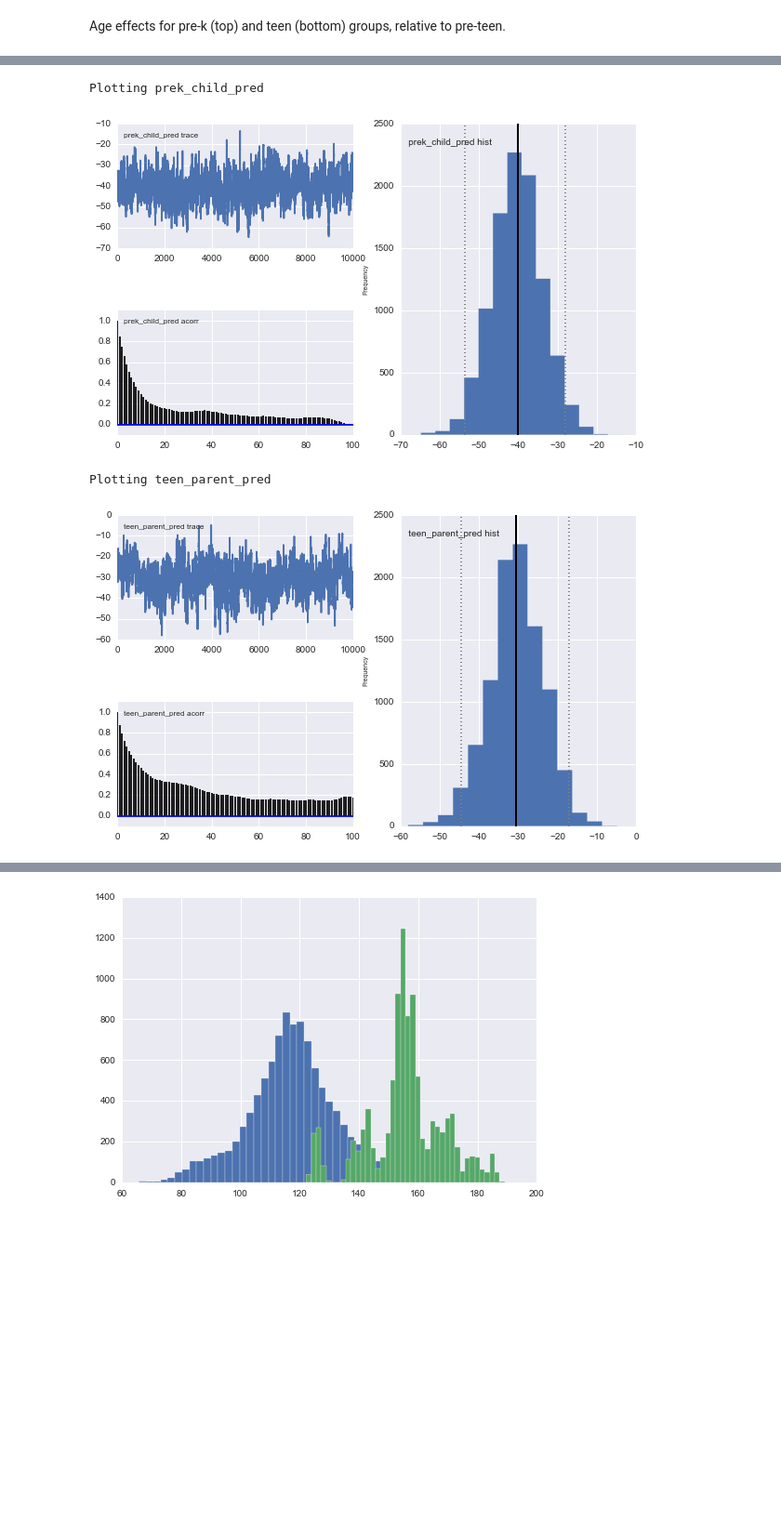
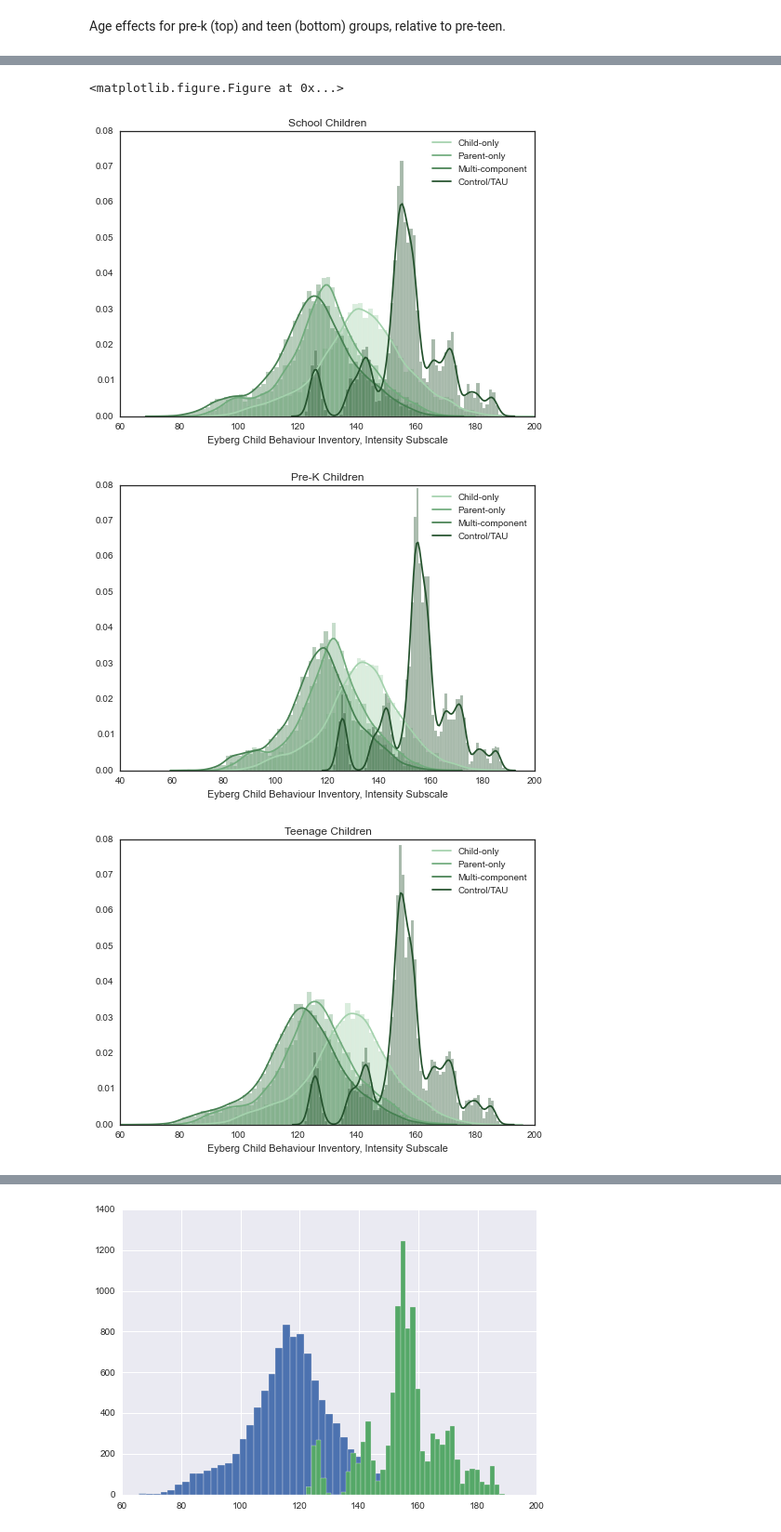
Before and after one commit to fonnesbeck/disruptive_behavior_disorder_MA, a Jupyter notebook: Disruptive Behavior Disorder Meta-analysis.ipynb, the cells around one changed output, grey strips where cells are left out. Shown at 93% size. Drawn from its saved outputs; the diff is of its cells as text; code cells hidden in the pictures; blank space fills up the shorter version.

Commit message:
Updated plots

```diff
--- a/Disruptive Behavior Disorder Meta-analysis.ipynb
+++ b/Disruptive Behavior Disorder Meta-analysis.ipynb
@@ -617,3 +642,12 @@ teen_parent_pred = pm.Lambda('teen_parent_pred',
+# %%
+prek_raw_pred = pm.Lambda('prek_raw_pred',
+                            lambda mu=baseline, a=alpha_age, b=mu_beta: mu[3] + cbcr_sd*(b + a[0]) )
+# %%
+school_raw_pred = pm.Lambda('school_raw_pred',
+                            lambda mu=baseline, b=mu_beta: mu[3] + cbcr_sd*b )
+# %%
+teen_raw_pred = pm.Lambda('teen_raw_pred',
+                            lambda mu=baseline, a=alpha_age, b=mu_beta: mu[3] + cbcr_sd*(b + a[1]) )
 # %% [markdown]
 Finally, the likelihood is just a normal distribution, with the observed standard error of the treatment effect as the standard deviation of the estimates.
 
@@ -751,10 +785,43 @@ Plotting alpha_age_1
-# %%
-pm.Matplot.plot(prek_multi_pred)
-# %% [output]
-Plotting prek_child_pred
-[figure, removed]
-# %%
-pm.Matplot.plot(teen_parent_pred)
-# %% [output]
-Plotting teen_parent_pred
-[figure, removed]
+# %%
+traces = [[school_intensity_pred, prek_intensity_pred, teen_intensity_pred],
+          [school_problem_pred, prek_problem_pred, teen_problem_pred],
+          [school_tscore_pred, prek_tscore_pred, teen_tscore_pred],
+          [school_raw_pred, prek_raw_pred, teen_raw_pred]]
+# %%
+sb.set(style="white", palette="hot")
+sb.despine(left=True)
+
+#colors = '#fef0d9','#fdcc8a','#fc8d59','#d7301f'
+colors = sb.cubehelix_palette(4, start=2, rot=0, dark=.25, light=.75, reverse=False)
+
+titles = ['School Children', 'Pre-K Children', 'Teenage Children']
+
+for i,measure in enumerate(unique_measures):
+
+    measure_traces = traces[i]
+
+    for j, trace in enumerate(measure_traces):
+
+        x = np.random.choice(analysis_subset[analysis_subset.measure_instrument==measure].baseline_mean, 10000)
+
+        c1, p1, m1 = trace.trace().T
+
+        plt.figure()
+        g = sb.distplot(x + c1, color=colors[0])
+        sb.distplot(x + p1, color=colors[1])
+        sb.distplot(x + m1, color=colors[2])
+        if j:
+            age_effect = alpha_age.trace()[:, j-1]
+        else:
+            age_effect = 0
+        sb.distplot(x + baseline.trace()[:, i] + age_effect, color=colors[3]);
+        g.set_title(titles[j])
+
+        g.legend(g.lines, ['Child-only', 'Parent-only', 'Multi-component', 'Control/TAU'])
+
+        g.set_xlabel(measure)
+# %% [output]
+<matplotlib.figure.Figure at 0x...>
+[figure, added]
+[figure, added]
+[figure, added]
```
Also changed, not shown: parts of 36 cells of this notebook.
